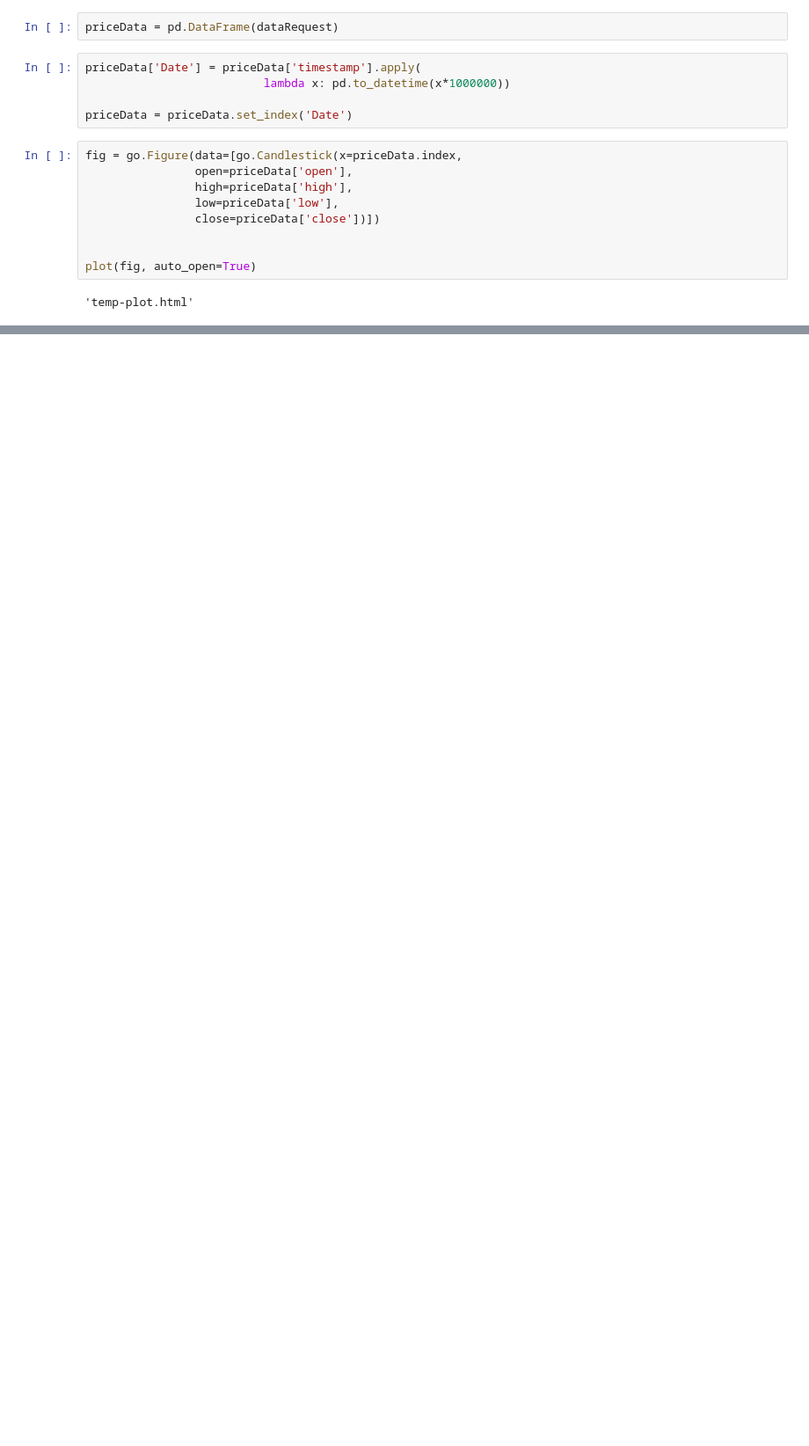
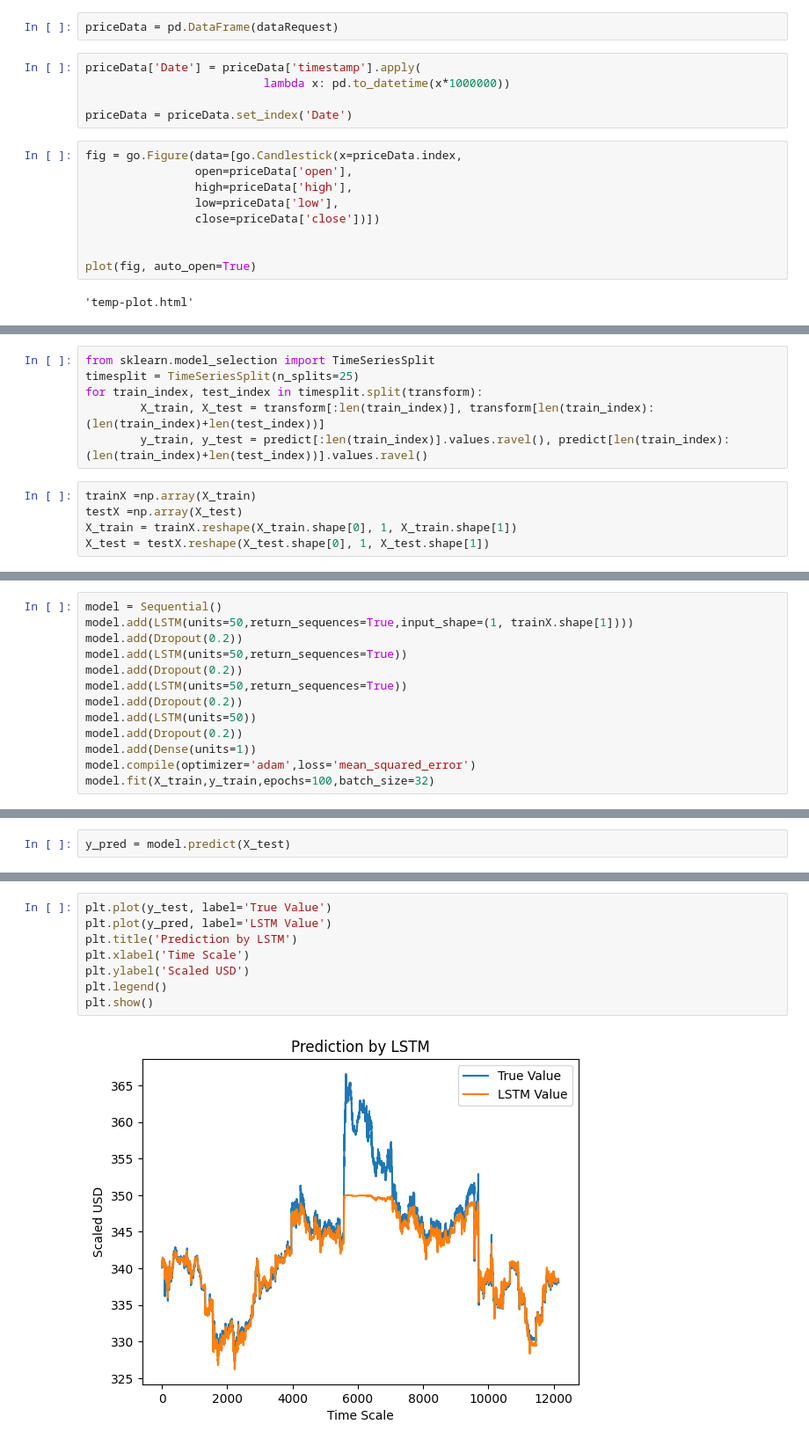
Before and after one commit to CookieDonger/Stock-Market-Predictor, a Jupyter notebook: polygonmodel.ipynb, the cells around one changed output, grey strips where cells are left out. Shown at 88% size. Drawn from its saved outputs; the diff is of its cells as text; blank space fills up the shorter version.

```diff
--- a/polygonmodel.ipynb
+++ b/polygonmodel.ipynb
@@ -38,0 +110,11 @@ plot(fig, auto_open=True)
+# %%
+from sklearn.model_selection import TimeSeriesSplit
+timesplit = TimeSeriesSplit(n_splits=25)
+for train_index, test_index in timesplit.split(transform):
+        X_train, X_test = transform[:len(train_index)], transform[len(train_index): (len(train_index)+len(test_index))]
+        y_train, y_test = predict[:len(train_index)].values.ravel(), predict[len(train_index): (len(train_index)+len(test_index))].values.ravel()
+# %%
+trainX =np.array(X_train)
+testX =np.array(X_test)
+X_train = trainX.reshape(X_train.shape[0], 1, X_train.shape[1])
+X_test = testX.reshape(X_test.shape[0], 1, X_test.shape[1])
@@ -38,0 +141,13 @@ plot(fig, auto_open=True)
+# %%
+model = Sequential()
+model.add(LSTM(units=50,return_sequences=True,input_shape=(1, trainX.shape[1])))
+model.add(Dropout(0.2))
+model.add(LSTM(units=50,return_sequences=True))
+model.add(Dropout(0.2))
+model.add(LSTM(units=50,return_sequences=True))
+model.add(Dropout(0.2))
+model.add(LSTM(units=50))
+model.add(Dropout(0.2))
+model.add(Dense(units=1))
+model.compile(optimizer='adam',loss='mean_squared_error')
+model.fit(X_train,y_train,epochs=100,batch_size=32)
@@ -38,0 +196,2 @@ plot(fig, auto_open=True)
+# %%
+y_pred = model.predict(X_test)
@@ -38,0 +200,10 @@ plot(fig, auto_open=True)
+# %%
+plt.plot(y_test, label='True Value')
+plt.plot(y_pred, label='LSTM Value')
+plt.title('Prediction by LSTM')
+plt.xlabel('Time Scale')
+plt.ylabel('Scaled USD')
+plt.legend()
+plt.show()
+# %% [output]
+[figure, added]
```
Also changed, not shown: parts of 16 cells of this notebook.
